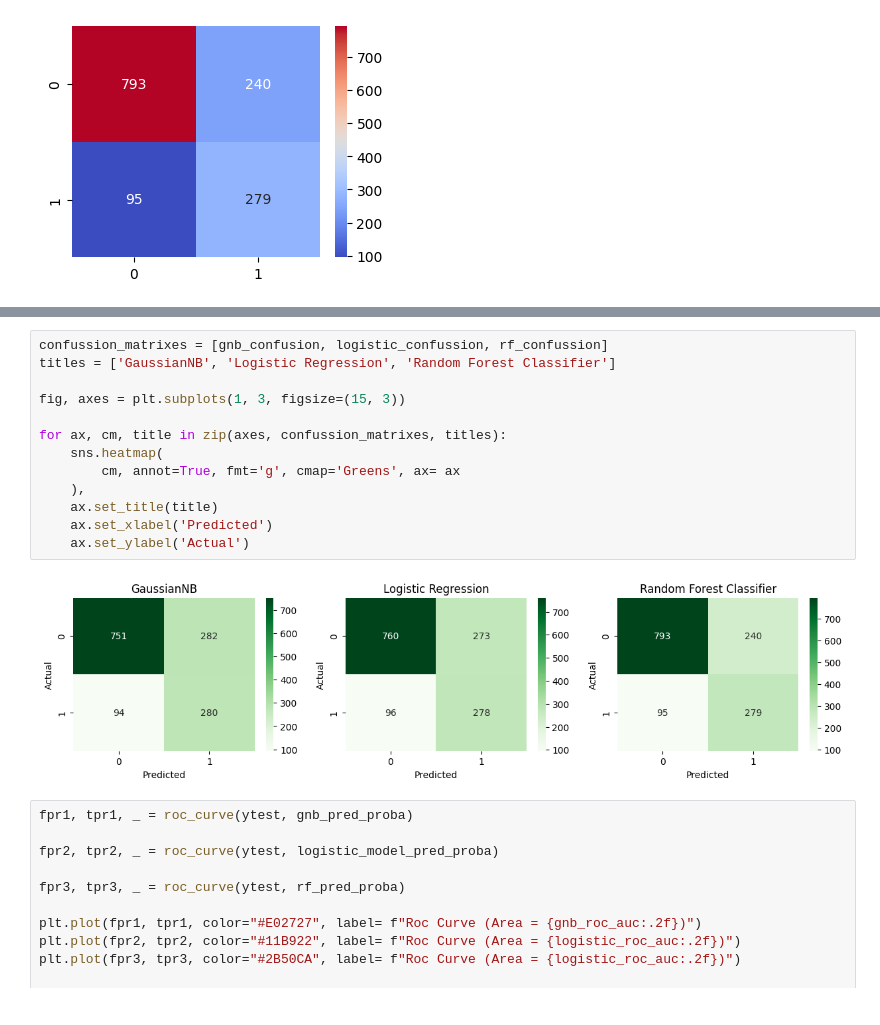
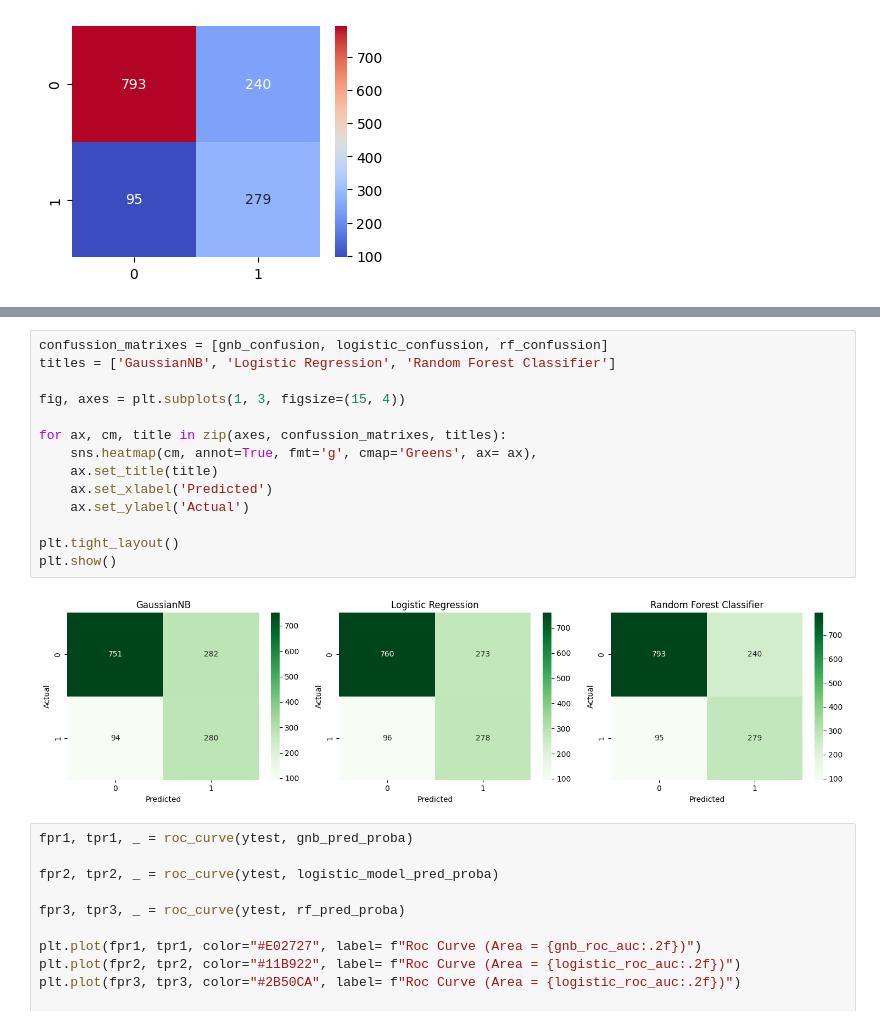
Before and after one commit to Md-Maruf-1727/customer-churn-prediction-ml, a Jupyter notebook: NoteBooks/04_model_training.ipynb, the cells around one changed output, grey strips where cells are left out. Saved outputs shown, nothing was run; the diff lists cells and outputs as text.

```diff
--- a/NoteBooks/04_model_training.ipynb
+++ b/NoteBooks/04_model_training.ipynb
@@ -322,18 +325,19 @@ comparing
 # %%
 confussion_matrixes = [gnb_confusion, logistic_confussion, rf_confussion]
 titles = ['GaussianNB', 'Logistic Regression', 'Random Forest Classifier']
 
-fig, axes = plt.subplots(1, 3, figsize=(15, 3))
+fig, axes = plt.subplots(1, 3, figsize=(15, 4))
 
 for ax, cm, title in zip(axes, confussion_matrixes, titles):
-    sns.heatmap(
-        cm, annot=True, fmt='g', cmap='Greens', ax= ax
-    ),
+    sns.heatmap(cm, annot=True, fmt='g', cmap='Greens', ax= ax),
     ax.set_title(title)
     ax.set_xlabel('Predicted')
     ax.set_ylabel('Actual')
+
+plt.tight_layout()
+plt.show()
 # %% [output]
-[figure, old version]
+[figure, new version]
 # %%
 fpr1, tpr1, _ = roc_curve(ytest, gnb_pred_proba)
 
```
Also changed, not shown: parts of 4 cells of this notebook.
